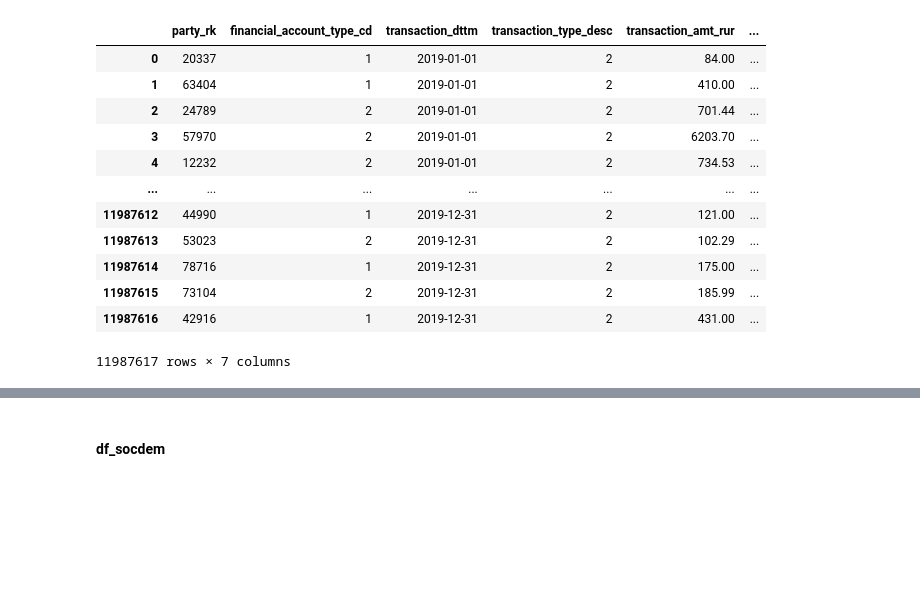
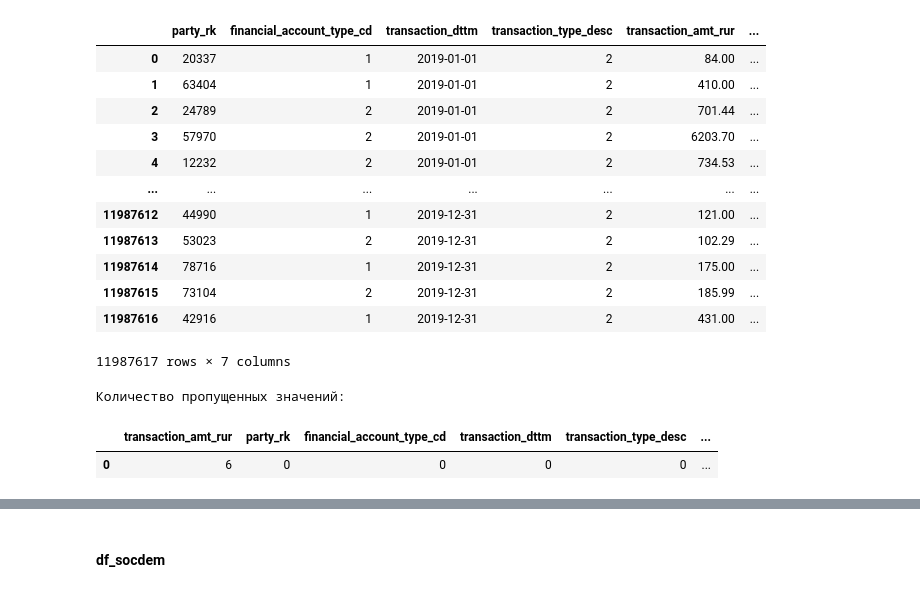
Before and after one commit to Stuksus/Hakaton_Finodays, a Jupyter notebook: temp_version.ipynb, the cells around one changed output, grey strips where cells are left out. Drawn from its saved outputs; the diff is of its cells as text; code cells hidden in the pictures; blank space fills up the shorter version.

```diff
--- a/temp_version.ipynb
+++ b/temp_version.ipynb
@@ -164,9 +165,9 @@ df_train['category'].value_counts().reset_index()
 df_train['category'] = df_train['category'].fillna('')
 df_train['category'] = df_train['category'].astype(str)
 
-le = preprocessing.LabelEncoder()
-le.fit(df_train['category'])
-df_train['category'] = le.transform(df_train['category'])
+le_сategury_train = preprocessing.LabelEncoder()
+le_category_train.fit(df_train['category'])
+df_train['category'] = le_category_train.transform(df_train['category'])
 # %%
 df_train['transaction_type_desc'].unique()
 # %% [output]
@@ -174,8 +175,9 @@ array(['Покупка', 'Оплата услуг', 'Платеж', 'Сняти
       dtype=object)
 # %%
 # transaction_type_desc - ктегориальный признак, переведем его в тип int
-le.fit(df_train['transaction_type_desc'])
-df_train['transaction_type_desc'] = le.transform(df_train['transaction_type_desc'])
+le_transaction = preprocessing.LabelEncoder()
+le_transaction.fit(df_train['transaction_type_desc'])
+df_train['transaction_type_desc'] = le_transaction.transform(df_train['transaction_type_desc'])
 # %%
 df_train = df_train.drop(['account_rk','merchant_rk','merchant_group_rk'], axis = 1)
 # %%
@@ -194,3 +196,10 @@ df_train
 | 11987615 | 73104 | 2 | 2019-12-31 | 2 | 185.99 | ... |
 | 11987616 | 42916 | 1 | 2019-12-31 | 2 | 431.00 | ... |
 11987617 rows × 7 columns
+# %%
+print("\nКоличество пропущенных значений:")
+df_train.isna().sum().to_frame().sort_values(0, ascending = False).T
+# %% [output]
+Количество пропущенных значений:
+|  | transaction_amt_rur | party_rk | financial_account_type_cd | transaction_dttm | transaction_type_desc | ... |
+| 0 | 6 | 0 | 0 | 0 | 0 | ... |
```
Also changed, not shown: parts of 3 cells of this notebook.
